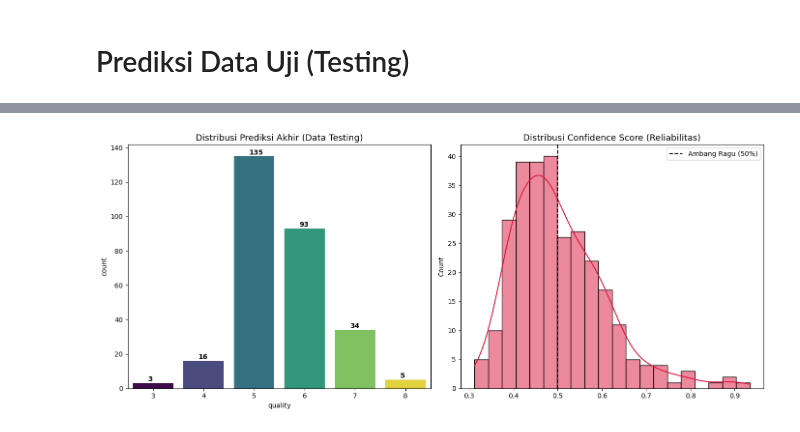
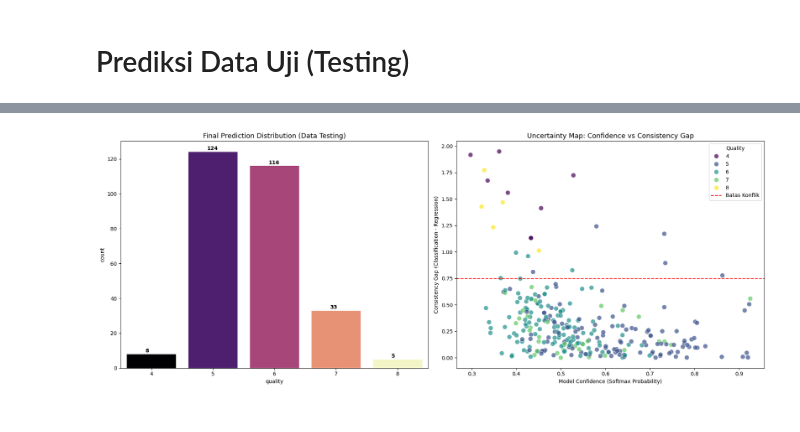
Before and after one commit to PashaAkrilian/Wine-Quality-Prediction, a Jupyter notebook: uts-data-mining.ipynb, the cells around one changed output, grey strips where cells are left out. Saved outputs shown, nothing was run; the diff lists cells and outputs as text; code cells hidden in the pictures.

```diff
--- a/uts-data-mining.ipynb
+++ b/uts-data-mining.ipynb
@@ -956,7 +955,7 @@ Meleset >1 Poin (Fatal) : 10 (5.81%)
 # Prediksi Data Uji (Testing)
 # %%
 # =================================================================
-# Tahap 9: Prediksi Data Uji (Testing) - FINAL REVISION (NIM 026)
+# Tahap 9: Prediksi Data Uji (Testing) - FINAL AUDIT (NIM 026)
 # =================================================================
 
 import pandas as pd
@@ -964,67 +963,76 @@ import seaborn as sns
 import matplotlib.pyplot as plt
 import numpy as np
 
-# 9.1 Sync Test Features (Penyelarasan Dimensi Input)
-# Menambahkan fitur soft_label (hasil regresi) agar DNN tetap presisi
-X_test_dl = X_test_final.copy()
-X_test_dl['soft_label'] = reg_teacher.predict(X_test_final)
+# 9.1 Sync & Latent Feature Injection
+# Menggunakan regressor 'teacher' untuk menghasilkan panduan ordinal terakhir
+X_test_dl = X_test_prepared[stable_features].copy()
+X_test_dl['soft_label'] = reg_teacher.predict(X_test_dl)
 
-# 9.2 Robust Inference & Confidence Audit
-# Selain mengambil label, kita ambil skor probabilitas untuk audit kualitas prediksi
-print("--- Melakukan Inferensi Deep Learning (NIM 026) ---")
-y_probs_test = final_dnn.predict(X_test_dl, verbose=0)
-y_test_pred_shifted = np.argmax(y_probs_test, axis=1)
-y_conf_test = np.max(y_probs_test, axis=1) # Mengambil probabilitas tertinggi per baris
+# 9.2 Inference & Uncertainty Calculation
+print("--- Melakukan Inferensi Deep Learning & Consistency Audit ---")
+y_probs_test = final_model.predict(X_test_dl, verbose=0)
+y_pred_dl_idx = np.argmax(y_probs_test, axis=1)
+y_conf_test = np.max(y_probs_test, axis=1)
 
-# 9.3 Reverse Scaling
-# Mengembalikan indeks internal model (0-5) ke label asli kompetisi (3-8)
+# Rekonstruksi Label Asli (3-8)
 min_class = y_train_augmented.min()
-y_test_pred = y_test_pred_shifted + min_class
+y_pred_final = y_pred_dl_idx + min_class
+
+# 9.3 Consistency Audit: Klasifikasi vs Regresi
+# Mengecek apakah prediksi DNN selaras dengan 'insting' regressor
+soft_ref = X_test_dl['soft_label'].values
+consistency_gap = np.abs(y_pred_final - soft_ref)
+is_stable = consistency_gap <= 0.75 # Toleransi perbedaan di bawah 0.75 poin
 
 # 9.4 Konstruksi DataFrame Submission (Kaggle Standard)
 submission_df = pd.DataFrame({
     'Id': test_id,
-    'quality': y_test_pred.astype(int)
+    'quality': y_pred_final.astype(int),
+    'confidence': y_conf_test,
+    'consistency_gap': consistency_gap
 })
 
-# 9.5 Audit Distribusi & Prediksi "Berani"
-# Cek apakah model berani menebak Kelas 3, 4, atau 8 (Minoritas)
-print("\n--- Ringkasan Distribusi Hasil Prediksi ---")
-dist_final = submission_df['quality'].value_counts().sort_index()
-for q, count in dist_final.items():
-    print(f"Kualitas {q:1}: {count:4} sampel (Avg Confidence: {y_conf_test[y_test_pred == q].mean():.2f})")
+# 9.5 Audit Distribusi & "Brave Predictor" Report
+print("\n" + "="*50)
+print(f"--- RINGKASAN PREDIKSI AKHIR (NIM: 026) ---")
+print("="*50)
+dist_counts = submission_df['quality'].value_counts().sort_index()
+for q, count in dist_counts.items():
+    avg_c = submission_df[submission_df['quality'] == q]['confidence'].mean()
+    print(f"Kualitas {q:1} : {count:4} sampel (Avg Confidence: {avg_c:.4f})")
 
-# 9.6 Visualisasi Distribusi & Confidence Level
-plt.figure(figsize=(14, 6))
+print(f"\nPrediksi Stabil (Konsisten) : {np.sum(is_stable)} / {len(submission_df)}")
+print(f"Prediksi Berisiko (Konflik) : {np.sum(~is_stable)} / {len(submission_df)}")
+print("-" * 50)
 
-# Plot Utama: Distribusi Prediksi
+# 9.6 Visualisasi Diagnostik Final
+plt.figure(figsize=(18, 7))
+
+# Plot 1: Sebaran Kelas & Konsistensi
 plt.subplot(1, 2, 1)
-ax = sns.countplot(x='quality', data=submission_df, palette='viridis', hue='quality', legend=False)
-plt.title('Distribusi Prediksi Akhir (Data Testing)', fontsize=13)
+ax = sns.countplot(x='quality', data=submission_df, palette='magma', hue='quality', legend=False)
+plt.title('Final Prediction Distribution (Data Testing)', fontsize=13)
 for p in ax.patches:
-    ax.annotate(f'{int(p.get_height())}', (p.get_x() + 0.3, p.get_height() + 1), fontweight='bold')
+    ax.annotate(f'{int(p.get_height())}', (p.get_x()+0.3, p.get_height()+1), fontweight='bold')
 
-# Plot Pendukung: Distribusi Keyakinan Model
+# Plot 2: Uncertainty Heatmap (Confidence vs Consistency)
 plt.subplot(1, 2, 2)
-sns.histplot(y_conf_test, bins=20, kde=True, color='crimson')
-plt.axvline(x=0.5, color='black', linestyle='--', label='Ambang Ragu (50%)')
-plt.title('Distribusi Confidence Score (Reliabilitas)', fontsize=13)
-plt.legend()
+sns.scatterplot(x='confidence', y='consistency_gap', hue='quality',
+                data=submission_df, palette='viridis', s=80, alpha=0.7)
+plt.axhline(y=0.75, color='red', linestyle='--', label='Batas Konflik')
+plt.title('Uncertainty Map: Confidence vs Consistency Gap', fontsize=13)
+plt.xlabel('Model Confidence (Softmax Probability)')
+plt.ylabel('Consistency Gap (Classification - Regression)')
+plt.legend(title='Quality')
 
 plt.tight_layout()
 plt.show()
 
-# 9.7 Export & Final Integrity Check
+# 9.7 Export Final
 file_output = 'hasilprediksi_026.csv'
-submission_df.to_csv(file_output, index=False)
+submission_df[['Id', 'quality']].to_csv(file_output, index=False)
 
 print(f"\n✅ FILE '{file_output}' BERHASIL TERBENTUK")
-print(f"✅ Total Record: {len(submission_df)} baris")
-print("-" * 50)
-
-# Final Sanity Check: Memastikan tidak ada label "Ajaib" di luar 3-8
-if submission_df['quality'].between(3, 8).all() and not submission_df.isnull().any().any():
-    print(">>> STATUS: FORMAT VALID & SIAP SUBMIT KE SISTEM UTS <<<")
-else:
-    print("⚠️ PERINGATAN: Deteksi nilai di luar rentang atau nilai kosong!")
+if submission_df['quality'].between(3, 8).all():
+    print(">>> STATUS: INTEGRITAS DATA TERJAMIN (VALID 3-8) <<<")
 # %% [output]
@@ -1040,2 +1053,2 @@ Kualitas 8:    5 sampel (Avg Confidence: 0.59)
-[figure, old version]
+[figure, new version]
 ✅ FILE 'hasilprediksi_026.csv' BERHASIL TERBENTUK
```
Also changed, not shown: parts of 9 cells of this notebook.
